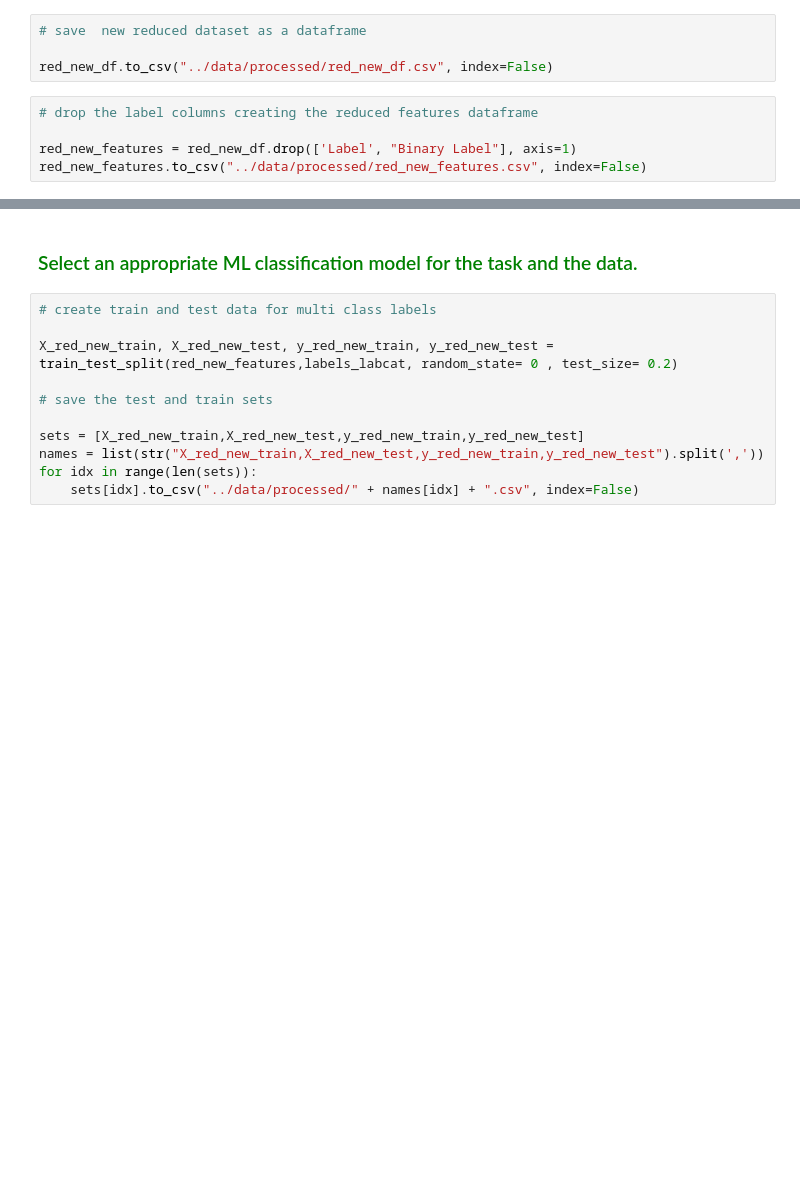
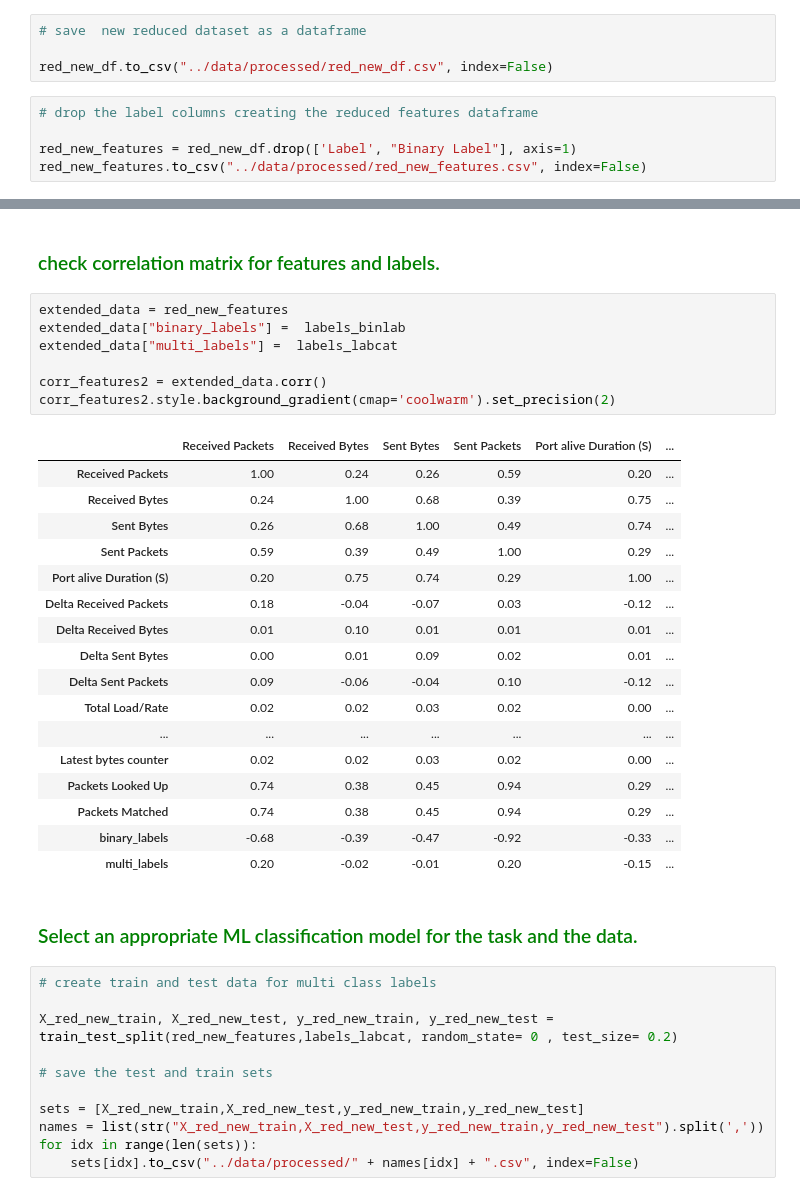
Before and after one commit to JoaquinGianan/network-analytics, a Jupyter notebook: notebooks/networt-analysis-eda-model.ipynb, the cells around one changed output, grey strips where cells are left out. Drawn from its saved outputs; the diff is of its cells as text; blank space fills up the shorter version.

Commit message:
On branch main Your branch is up to date with 'origin/main'.
Changes to be committed:
	modified:   data/processed/README.md
	modified:   notebooks/networt-analysis-eda-model.ipynb

```diff
--- a/notebooks/networt-analysis-eda-model.ipynb
+++ b/notebooks/networt-analysis-eda-model.ipynb
@@ -172,3 +218,30 @@ red_new_features.to_csv("../data/processed/red_new_features.csv", index=False)
+# %% [markdown]
+### <span style = "color:green"> check correlation matrix for features and labels. </span>
+# %%
+extended_data = red_new_features
+extended_data["binary_labels"] =  labels_binlab
+extended_data["multi_labels"] =  labels_labcat
+
+corr_features2 = extended_data.corr()
+corr_features2.style.background_gradient(cmap='coolwarm').set_precision(2)
+# %% [output]
+|  | Received Packets | Received Bytes | Sent Bytes | Sent Packets | Port alive Duration (S) | ... |
+| Received Packets | 1.00 | 0.24 | 0.26 | 0.59 | 0.20 | ... |
+| Received Bytes | 0.24 | 1.00 | 0.68 | 0.39 | 0.75 | ... |
+| Sent Bytes | 0.26 | 0.68 | 1.00 | 0.49 | 0.74 | ... |
+| Sent Packets | 0.59 | 0.39 | 0.49 | 1.00 | 0.29 | ... |
+| Port alive Duration (S) | 0.20 | 0.75 | 0.74 | 0.29 | 1.00 | ... |
+| Delta Received Packets | 0.18 | -0.04 | -0.07 | 0.03 | -0.12 | ... |
+| Delta Received Bytes | 0.01 | 0.10 | 0.01 | 0.01 | 0.01 | ... |
+| Delta Sent Bytes | 0.00 | 0.01 | 0.09 | 0.02 | 0.01 | ... |
+| Delta Sent Packets | 0.09 | -0.06 | -0.04 | 0.10 | -0.12 | ... |
+| Total Load/Rate | 0.02 | 0.02 | 0.03 | 0.02 | 0.00 | ... |
+| ... | ... | ... | ... | ... | ... | ... |
+| Latest bytes counter | 0.02 | 0.02 | 0.03 | 0.02 | 0.00 | ... |
+| Packets Looked Up | 0.74 | 0.38 | 0.45 | 0.94 | 0.29 | ... |
+| Packets Matched | 0.74 | 0.38 | 0.45 | 0.94 | 0.29 | ... |
+| binary_labels | -0.68 | -0.39 | -0.47 | -0.92 | -0.33 | ... |
+| multi_labels | 0.20 | -0.02 | -0.01 | 0.20 | -0.15 | ... |
 # %% [markdown]
 ### <span style = "color:green"> Select an appropriate ML classification model for the task and the data. </span>
 # %%
```
Also changed, not shown: parts of 4 cells of this notebook, 1 other file.
